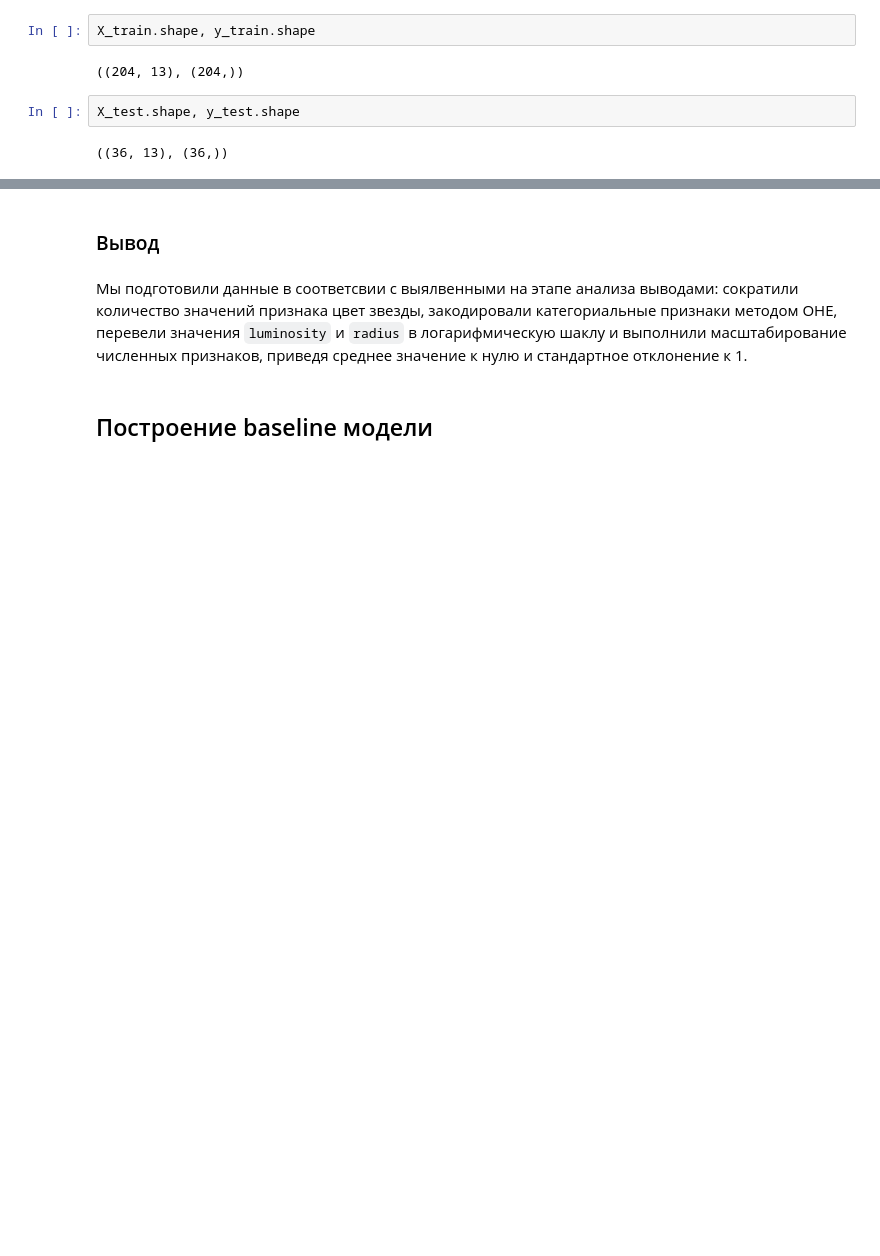
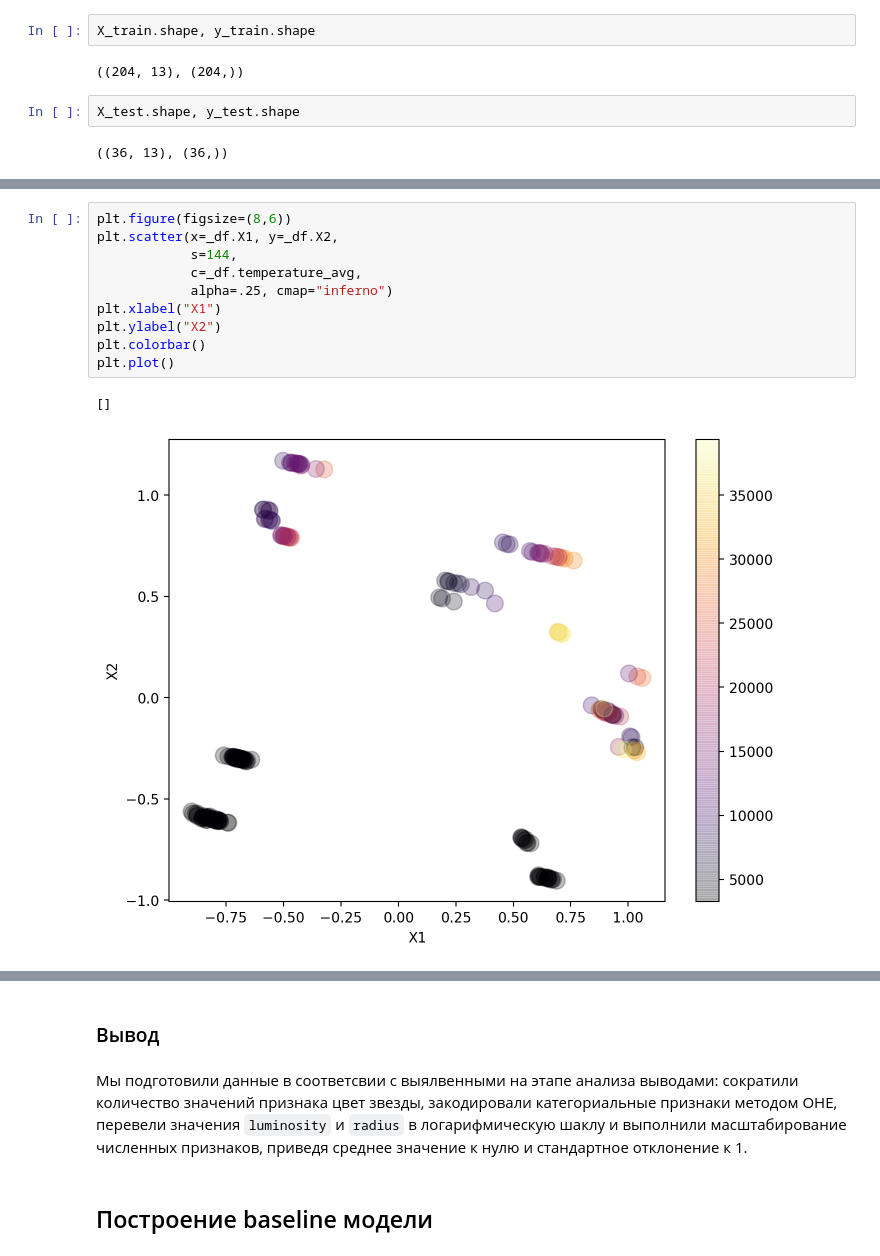
Before and after one commit to dimdasci/yp14-torch-nn-refression, a Jupyter notebook: notebooks/yp14-star-temperature-prediction.ipynb, the cells around one changed output, grey strips where cells are left out. Saved outputs shown, nothing was run; the diff lists cells and outputs as text; blank space fills up the shorter version.

```diff
--- a/notebooks/yp14-star-temperature-prediction.ipynb
+++ b/notebooks/yp14-star-temperature-prediction.ipynb
@@ -792,0 +857,13 @@ X_test.shape, y_test.shape
+# %%
+plt.figure(figsize=(8,6))
+plt.scatter(x=_df.X1, y=_df.X2,
+            s=144,
+            c=_df.temperature_avg,
+            alpha=.25, cmap="inferno")
+plt.xlabel("X1")
+plt.ylabel("X2")
+plt.colorbar()
+plt.plot()
+# %% [output]
+[]
+[figure, added]
```
Also changed, not shown: parts of 18 cells of this notebook.
